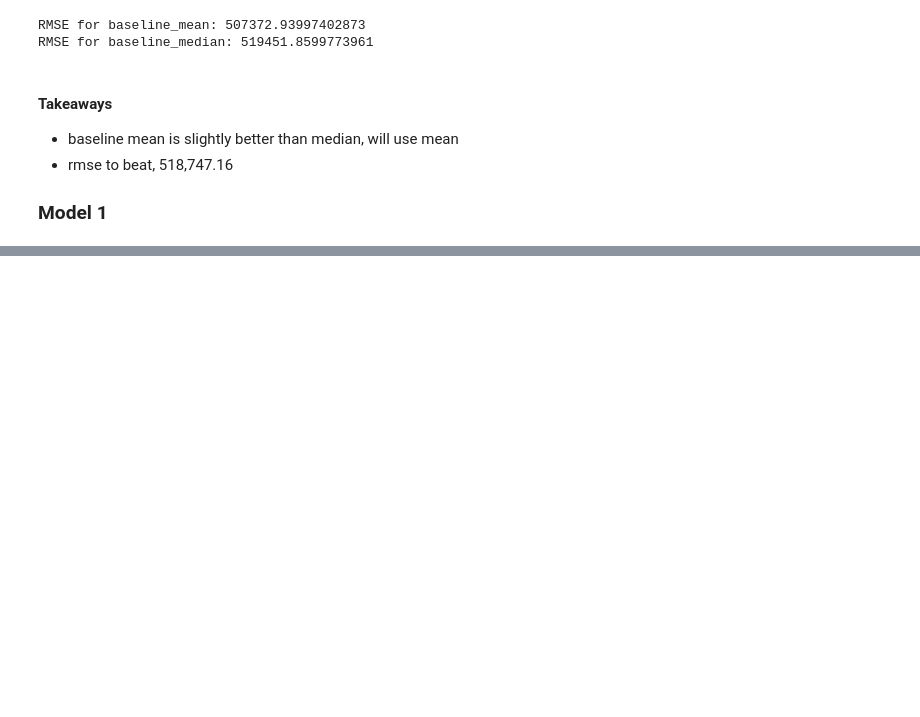
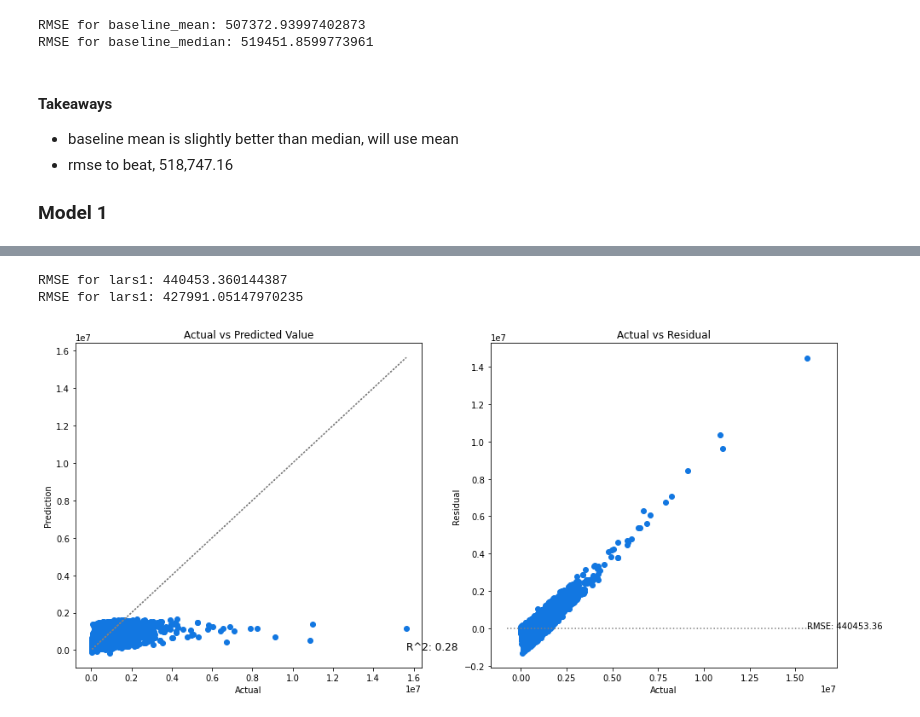
Before and after one commit to HeatherOrtegaMcMillan/zillow_regression_project, a Jupyter notebook: inital_notebook.ipynb, the cells around one changed output, grey strips where cells are left out. Drawn from its saved outputs; the diff is of its cells as text; code cells hidden in the pictures; blank space fills up the shorter version.

```diff
--- a/inital_notebook.ipynb
+++ b/inital_notebook.ipynb
@@ -592,0 +626,20 @@ RMSE for glm1: 507373.1158085087
+# %%
+lars = LassoLars(alpha=1.0)
+
+#fit model
+lars.fit(X_train, y_train)
+
+#put predictions in train predictions dataframe
+p_train['lars1'] = lars.predict(X_train)
+
+#establish prediction df for validate
+p_validate['lars1'] = lars.predict(X_validate)
+
+compare_rmse([(p_train.lars1, y_train), (p_validate.lars1, y_validate)])
+# %% [output]
+RMSE for lars1: 440453.360144387
+RMSE for lars1: 427991.05147970235
+# %%
+ev.plot_the_dots(y_train, p_train.lars1, y_train - p_train.lars1)
+# %% [output]
+[figure, added]
```
Also changed, not shown: parts of 38 cells of this notebook.
